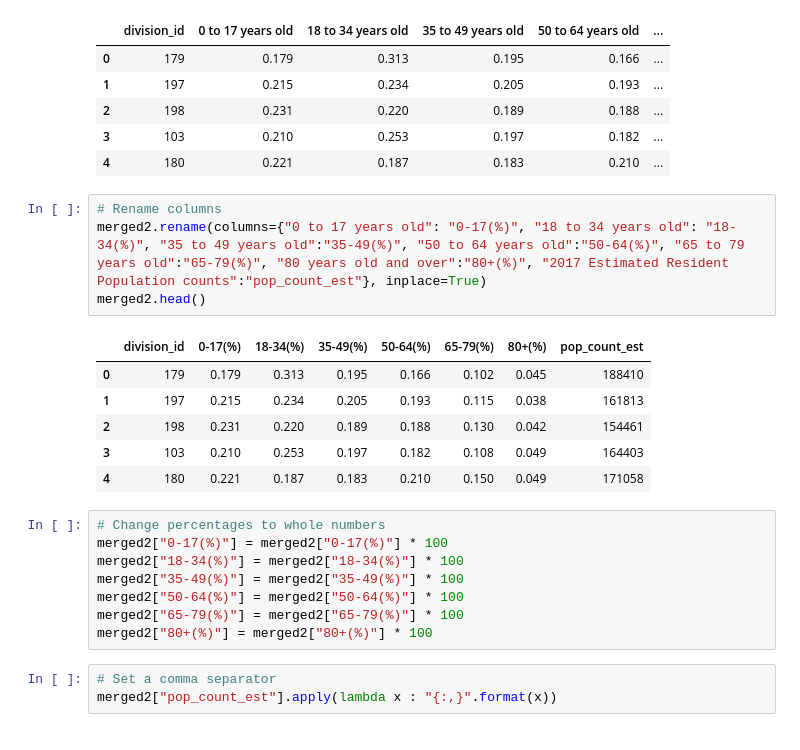
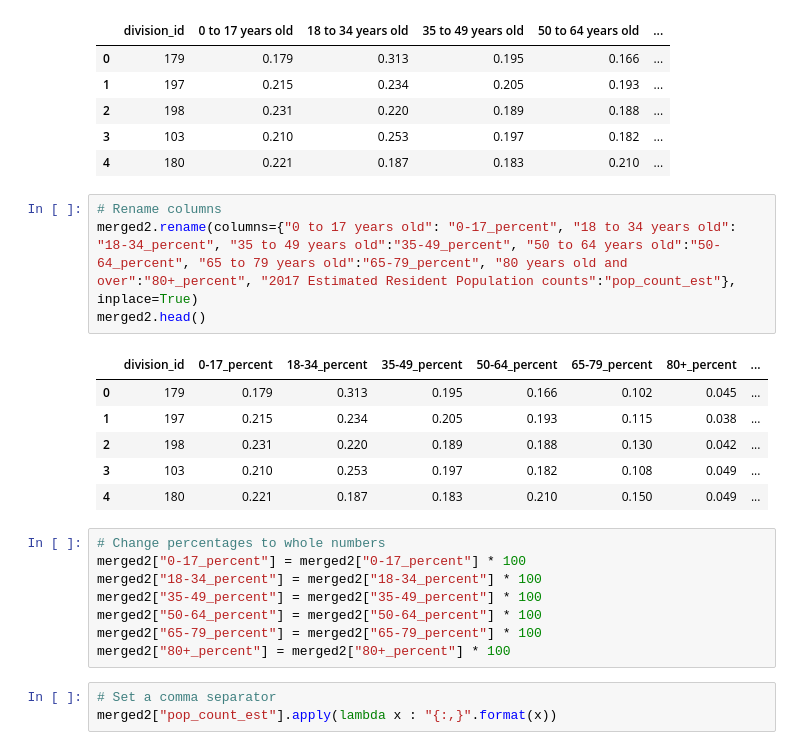
Before and after one commit to annewieggers/ETL-project, a Jupyter notebook: 08-extracting_transforming_2017_population_agedemo.ipynb, the cells around one changed output. Saved outputs shown, nothing was run; the diff lists cells and outputs as text.

Commit message:
changing column names of 06, 07, 08

```diff
--- a/08-extracting_transforming_2017_population_agedemo.ipynb
+++ b/08-extracting_transforming_2017_population_agedemo.ipynb
@@ -193,23 +193,23 @@ merged2.head()
 | 4 | 180 | 0.221 | 0.187 | 0.183 | 0.210 | ... |
 # %%
 # Rename columns
-merged2.rename(columns={"0 to 17 years old": "0-17(%)", "18 to 34 years old": "18-34(%)", "35 to 49 years old":"35-49(%)", "50 to 64 years old":"50-64(%)", "65 to 79 years old":"65-79(%)", "80 years old and over":"80+(%)", "2017 Estimated Resident Population counts":"pop_count_est"}, inplace=True)
+merged2.rename(columns={"0 to 17 years old": "0-17_percent", "18 to 34 years old": "18-34_percent", "35 to 49 years old":"35-49_percent", "50 to 64 years old":"50-64_percent", "65 to 79 years old":"65-79_percent", "80 years old and over":"80+_percent", "2017 Estimated Resident Population counts":"pop_count_est"}, inplace=True)
 merged2.head()
 # %% [output]
-|  | division_id | 0-17(%) | 18-34(%) | 35-49(%) | 50-64(%) | 65-79(%) | 80+(%) | pop_count_est |
-| 0 | 179 | 0.179 | 0.313 | 0.195 | 0.166 | 0.102 | 0.045 | 188410 |
-| 1 | 197 | 0.215 | 0.234 | 0.205 | 0.193 | 0.115 | 0.038 | 161813 |
-| 2 | 198 | 0.231 | 0.220 | 0.189 | 0.188 | 0.130 | 0.042 | 154461 |
-| 3 | 103 | 0.210 | 0.253 | 0.197 | 0.182 | 0.108 | 0.049 | 164403 |
-| 4 | 180 | 0.221 | 0.187 | 0.183 | 0.210 | 0.150 | 0.049 | 171058 |
+|  | division_id | 0-17_percent | 18-34_percent | 35-49_percent | 50-64_percent | 65-79_percent | 80+_percent | ... |
+| 0 | 179 | 0.179 | 0.313 | 0.195 | 0.166 | 0.102 | 0.045 | ... |
+| 1 | 197 | 0.215 | 0.234 | 0.205 | 0.193 | 0.115 | 0.038 | ... |
+| 2 | 198 | 0.231 | 0.220 | 0.189 | 0.188 | 0.130 | 0.042 | ... |
+| 3 | 103 | 0.210 | 0.253 | 0.197 | 0.182 | 0.108 | 0.049 | ... |
+| 4 | 180 | 0.221 | 0.187 | 0.183 | 0.210 | 0.150 | 0.049 | ... |
 # %%
 # Change percentages to whole numbers
-merged2["0-17(%)"] = merged2["0-17(%)"] * 100
-merged2["18-34(%)"] = merged2["18-34(%)"] * 100
-merged2["35-49(%)"] = merged2["35-49(%)"] * 100
-merged2["50-64(%)"] = merged2["50-64(%)"] * 100
-merged2["65-79(%)"] = merged2["65-79(%)"] * 100
-merged2["80+(%)"] = merged2["80+(%)"] * 100
+merged2["0-17_percent"] = merged2["0-17_percent"] * 100
+merged2["18-34_percent"] = merged2["18-34_percent"] * 100
+merged2["35-49_percent"] = merged2["35-49_percent"] * 100
+merged2["50-64_percent"] = merged2["50-64_percent"] * 100
+merged2["65-79_percent"] = merged2["65-79_percent"] * 100
+merged2["80+_percent"] = merged2["80+_percent"] * 100
 # %%
 # Set a comma separator
 merged2["pop_count_est"].apply(lambda x : "{:,}".format(x))
```
Also changed, not shown: parts of 4 cells of this notebook, 6 other files.
